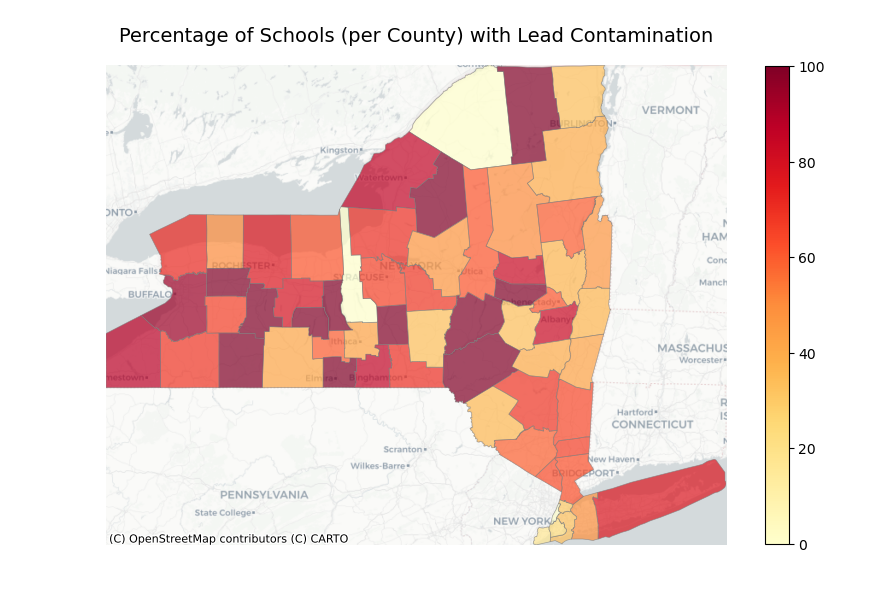
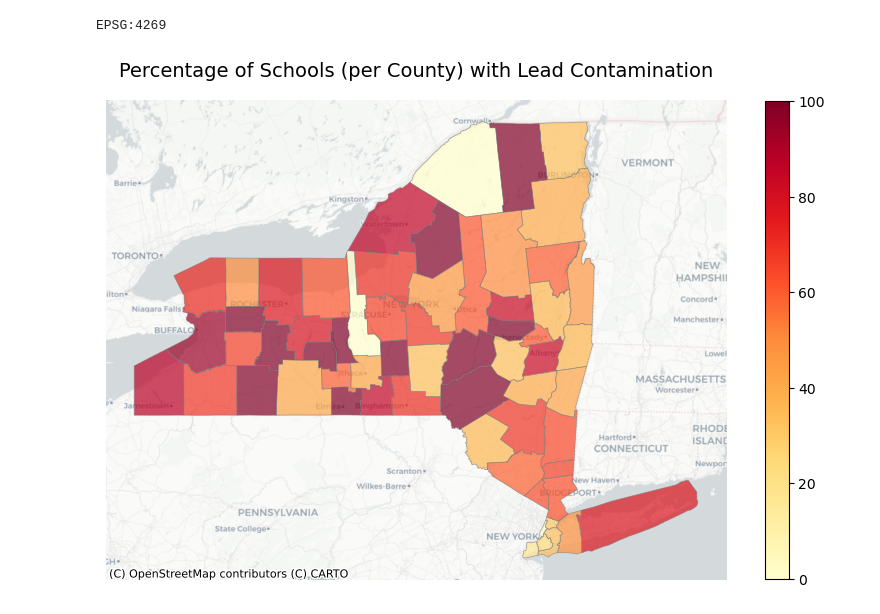
Before and after one commit to Erdos-Projects/fall-2025-Lead-Testing-in-Schools, a Jupyter notebook: eda_and_images/heat_map_by_county.ipynb, the cells around one changed output. Saved outputs shown, nothing was run; the diff lists cells and outputs as text; code cells hidden in the pictures.

```diff
--- a/eda_and_images/heat_map_by_county.ipynb
+++ b/eda_and_images/heat_map_by_county.ipynb
@@ -30,32 +30,32 @@ ny_counties["County"] = ny_counties["NAME"].str.strip().str.title()
 # %%
 merged = ny_counties.merge(county_summary, on="County", how="left")
 merged["pct_target_1"] = merged["pct_target_1"].fillna(0)
+# %%
+print(merged.crs)
+# %% [output]
+EPSG:4269
 # %%
 merged_3857 = merged.to_crs(epsg=3857)
 # %%
 fig, ax = plt.subplots(figsize=(10, 10))
 
 merged_3857.plot(
     column="pct_target_1",
     cmap="YlOrRd",
     edgecolor="gray",
     linewidth=0.5,
     alpha=0.7,
     legend=True,
     ax=ax,
     legend_kwds={"shrink": 0.62}
 )
 
-# set map bounds to data
-ax.set_xlim(merged_3857.total_bounds[0], merged_3857.total_bounds[2])
-ax.set_ylim(merged_3857.total_bounds[1], merged_3857.total_bounds[3])
-
 # add basemap
-ctx.add_basemap(ax, source=ctx.providers.CartoDB.Positron, zoom=7)
+ctx.add_basemap(ax, source=ctx.providers.CartoDB.Positron)
 
 ax.set_title("Percentage of Schools (per County) with Lead Contamination", fontsize=14)
 ax.axis("off")
 plt.savefig("county_map.png")
 plt.show()
 # %% [output]
-[figure, old version]
+[figure, new version]
```
Also changed, not shown: 7 other files.
